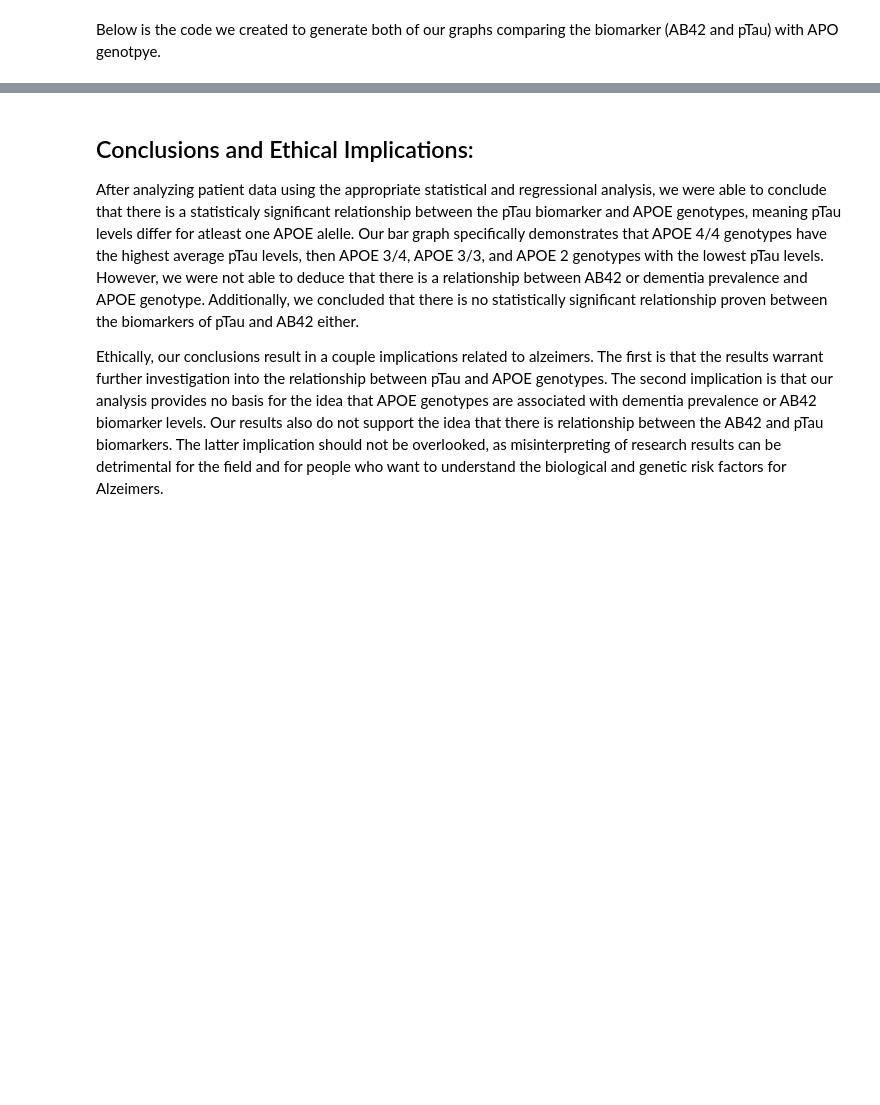
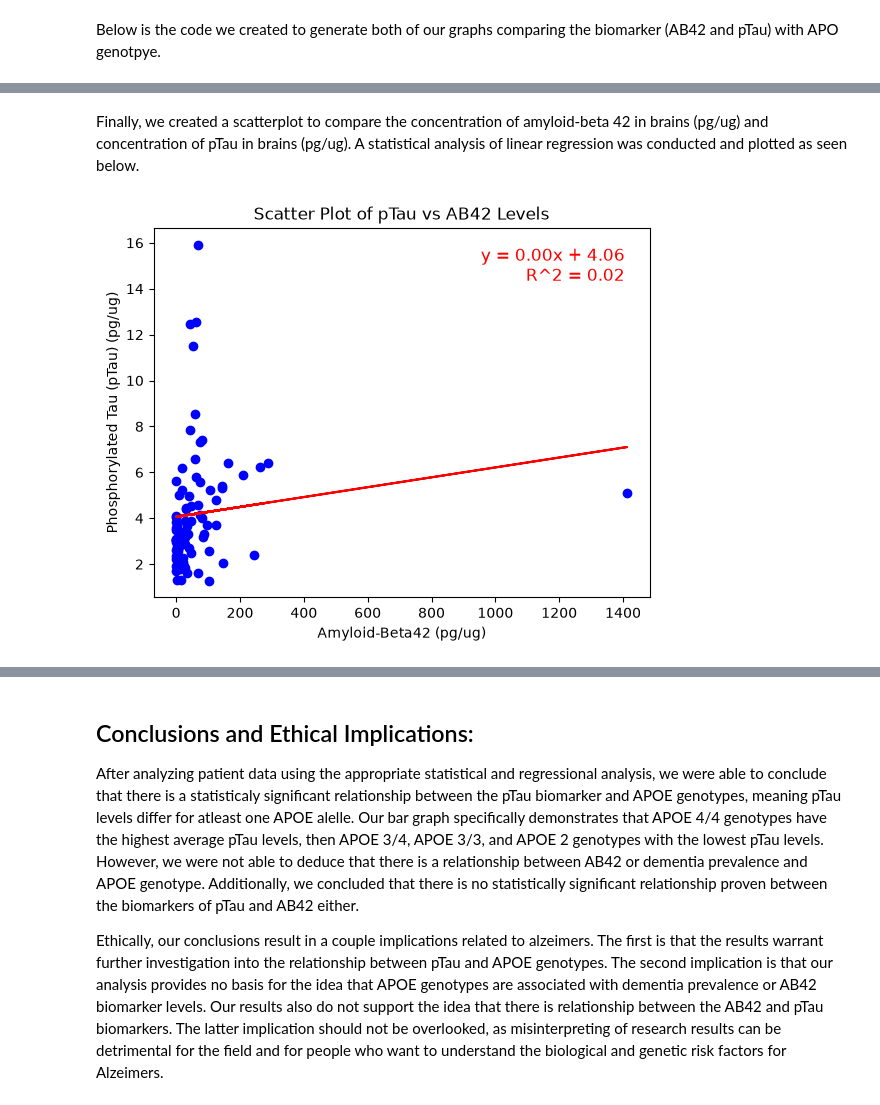
Before and after one commit to epickard-uva/BME2315_Module1, a Jupyter notebook: Module 1 Template.ipynb, the cells around one changed output, grey strips where cells are left out. Cells and saved outputs as stored; diff of their text form; code cells hidden in the pictures; blank space fills up the shorter version.

```diff
--- a/Module 1 Template.ipynb
+++ b/Module 1 Template.ipynb
@@ -352,3 +341,55 @@ plt.show()
+# %% [markdown]
+Finally, we created a scatterplot to compare the concentration of amyloid-beta 42 in brains (pg/ug) and concentration of pTau in brains (pg/ug). A statistical analysis of linear regression was conducted and plotted as seen below.
+# %%
+# ---------------------------------------------------------
+# Scatter plot for AB-42 and pTau
+# ---------------------------------------------------------
+
+# Scatter plot for AB-42 and pTau to see if they are correlated
+patient_ab_42 = []
+patient_ptau = []
+
+for patient in Patient.all_patients:
+
+    if (patient.abeta42 != ""
+        and patient.abeta42 != "Unavailable"
+        and patient.ptau != ""
+        and patient.ptau != "Unavailable"):
+
+        patient_ab_42.append(float(patient.abeta42))
+        patient_ptau.append(float(patient.ptau))
+
+X = patient_ab_42
+Y = patient_ptau
+
+model = LinearRegression()
+model.fit(np.array(X).reshape(-1, 1), Y)
+
+slope = model.coef_[0]
+intercept = model.intercept_
+r2 = model.score(np.array(X).reshape(-1, 1), Y)
+
+#Annotate the equation
+equation = f"y = {slope:.2f}x + {intercept:.2f}\nR^2 = {r2:.2f}"
+
+plt.text(
+    0.95, 0.95,
+    equation,
+    transform=plt.gca().transAxes,
+    ha='right',
+    va='top',
+    color="red",
+    fontsize=12
+)
+
+plt.scatter(X, Y, color='blue')
+plt.plot(X, model.predict(np.array(X).reshape(-1, 1)), color="red")
+plt.xlabel('Amyloid-Beta42 (pg/ug)')
+plt.ylabel('Phosphorylated Tau (pTau) (pg/ug)')
+plt.title('Scatter Plot of pTau vs AB42 Levels')
+plt.show()
+# %% [output]
+[figure, added]
 # %% [markdown]
 ## Verify and validate your analysis:
 
```
Also changed, not shown: parts of 4 cells of this notebook.
